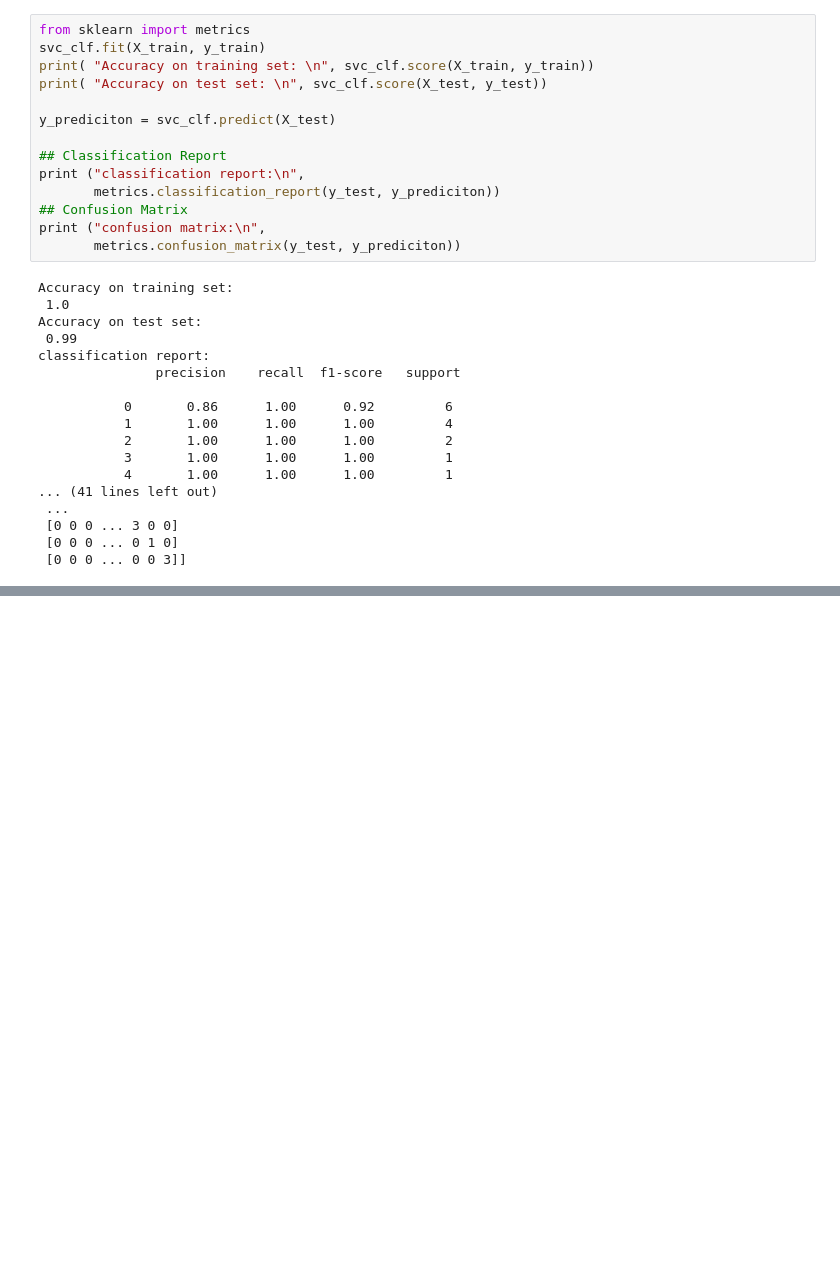
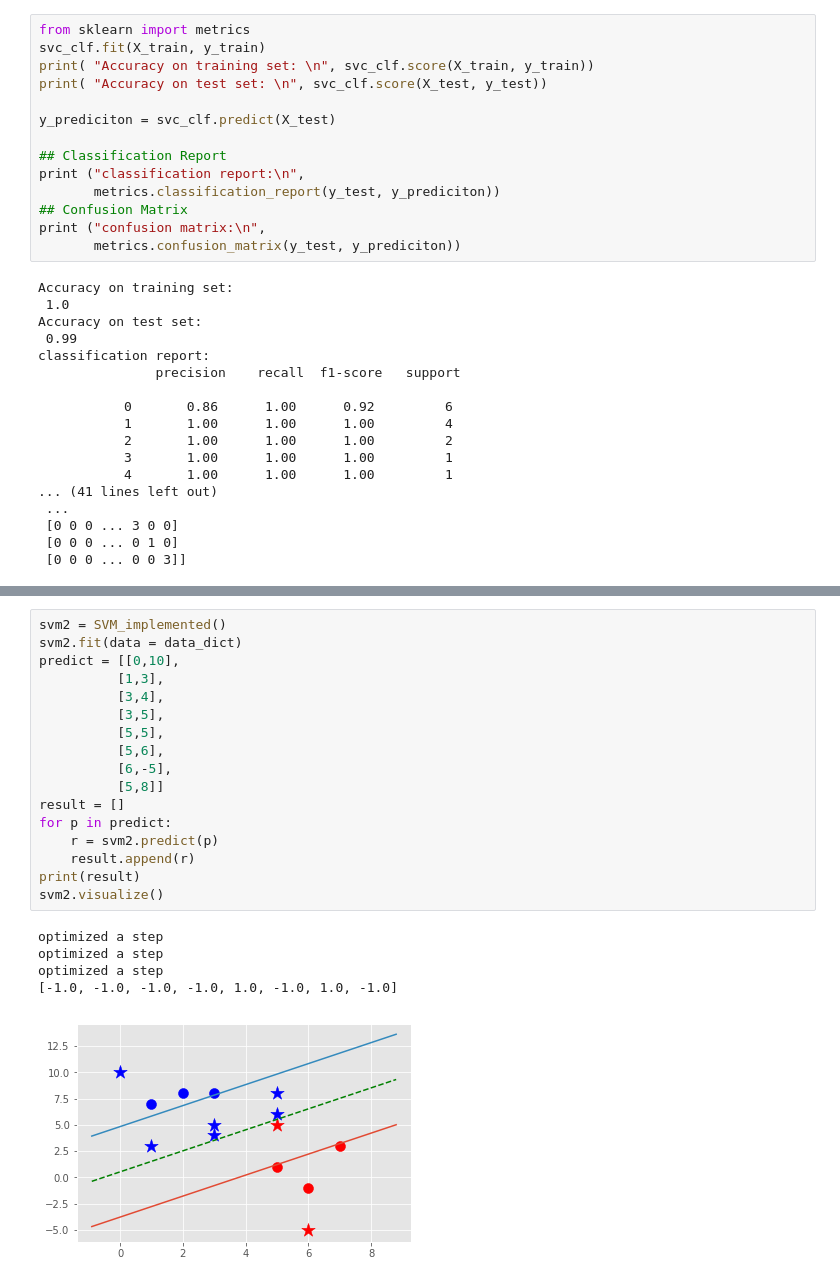
Before and after one commit to ningkko/applied-machine-learning, a Jupyter notebook: SVM.ipynb, the cells around one changed output, grey strips where cells are left out. Drawn from its saved outputs; the diff is of its cells as text; blank space fills up the shorter version.

```diff
--- a/SVM.ipynb
+++ b/SVM.ipynb
@@ -139,0 +286,23 @@ classification report:
+# %%
+svm2 = SVM_implemented()
+svm2.fit(data = data_dict)
+predict = [[0,10],
+          [1,3],
+          [3,4],
+          [3,5],
+          [5,5],
+          [5,6],
+          [6,-5],
+          [5,8]]
+result = []
+for p in predict:
+    r = svm2.predict(p)
+    result.append(r)
+print(result)
+svm2.visualize()
+# %% [output]
+optimized a step
+optimized a step
+optimized a step
+[-1.0, -1.0, -1.0, -1.0, 1.0, -1.0, 1.0, -1.0]
+[figure, added]
```
Also changed, not shown: parts of 6 cells of this notebook.
